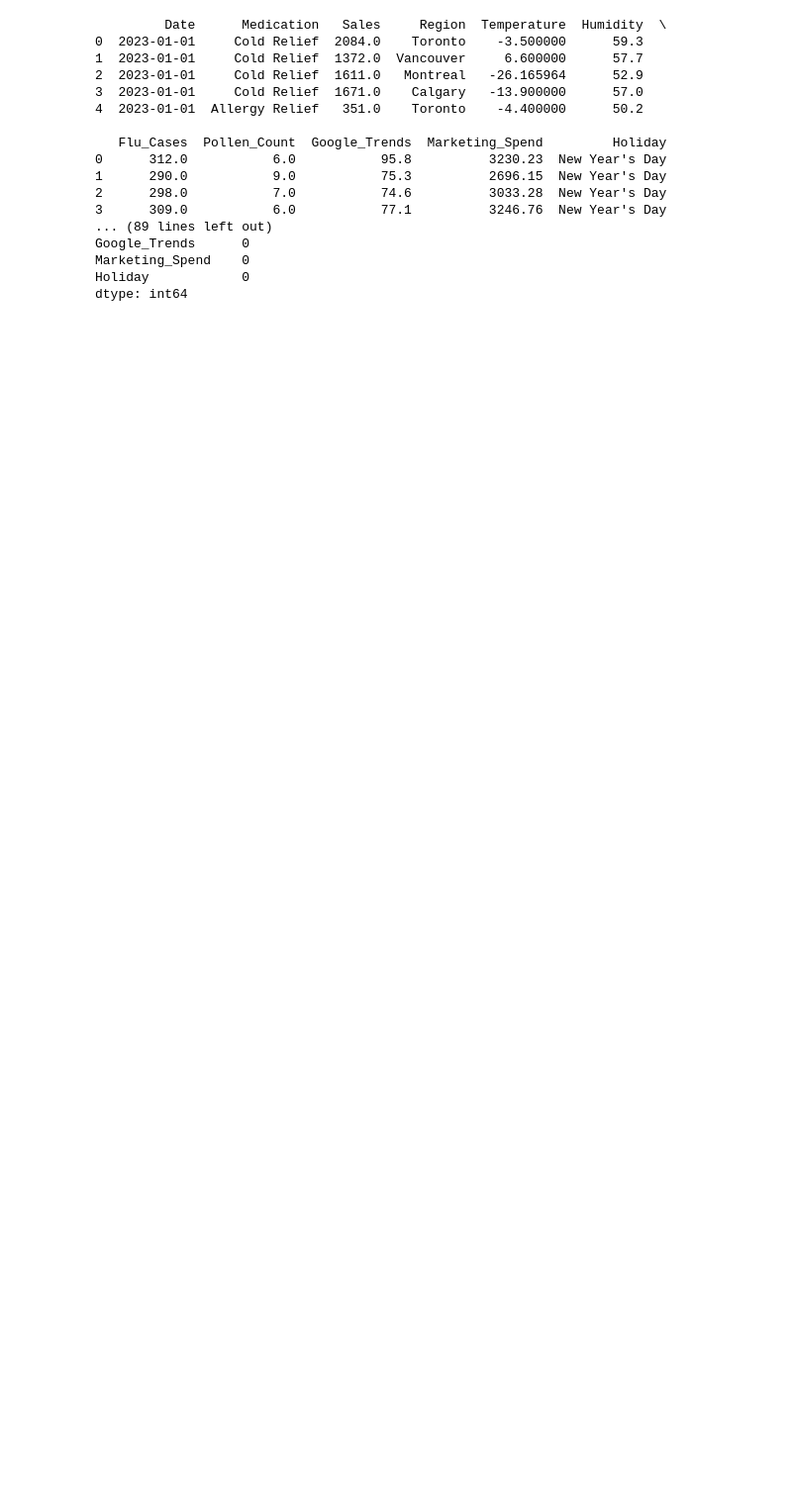
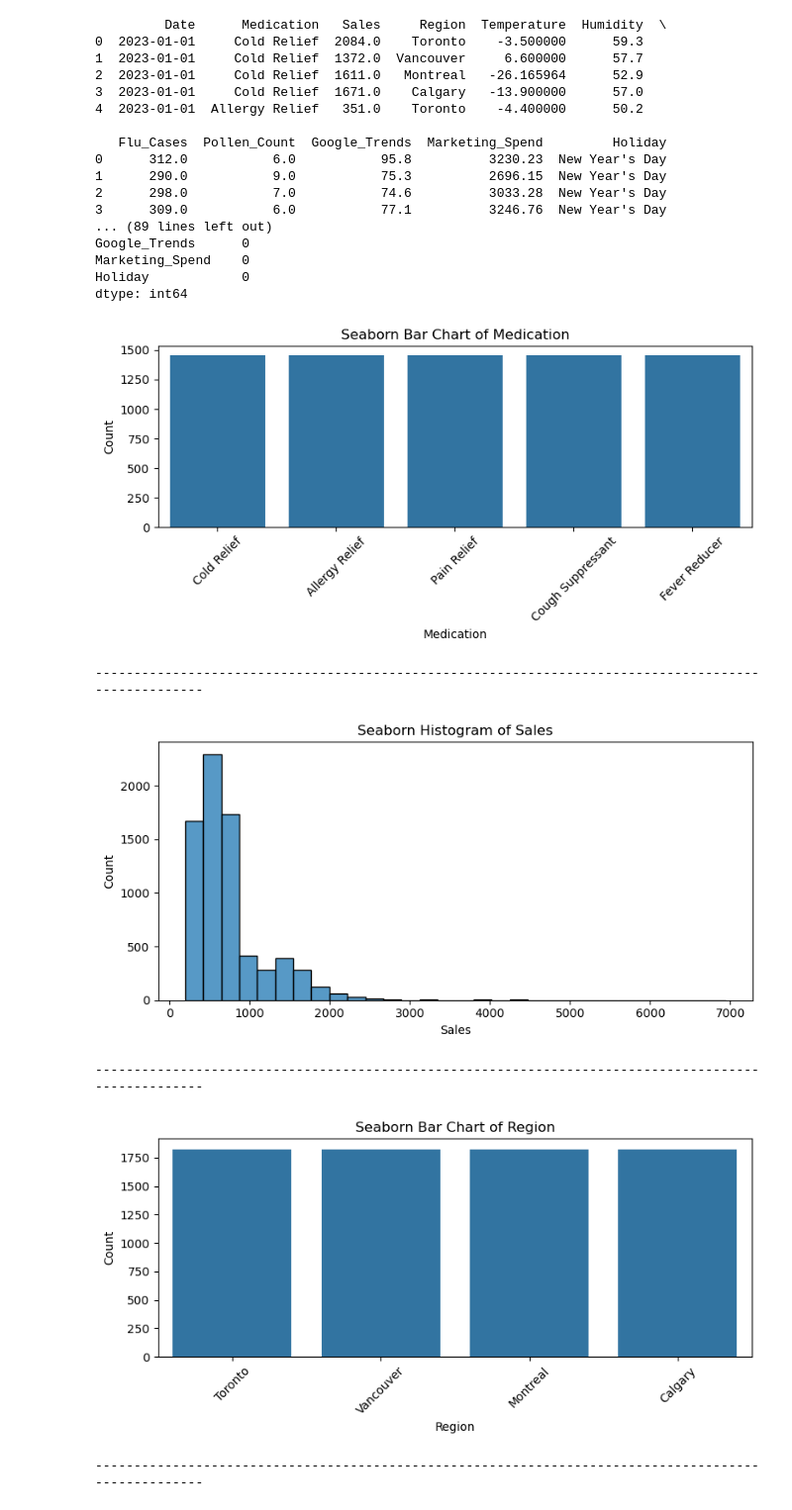
Before and after one commit to tenzingyaltsen/medication_demand_prediction, a Jupyter notebook: script.ipynb, the cells around one changed output. Shown at 99% size. Drawn from its saved outputs; the diff is of its cells as text; code cells hidden in the pictures; blank space fills up the shorter version.

```diff
--- a/script.ipynb
+++ b/script.ipynb
@@ -42,3 +48,59 @@ Google_Trends      0
 Marketing_Spend    0
 Holiday            0
 dtype: int64
+# %%
+# Define a function to create EDA plots for each variable.
+def EDA(df):
+    for col in df.columns:
+        # Skip the date column, not informative.
+        if col == 'Date':
+            continue
+        # Replace null values with 'Missing' if they are categorical.
+        col_data = df[col].fillna('Missing') if df[col].dtype == 'object' or df[col].dtype.name == 'category' else df[col]
+        # Set plot size.
+        plt.figure(figsize = (8, 4))
+
+        # If numeric, create a histogram.
+        if df[col].dtype in ['int32', 'float64']:
+            # Create the seaborn histogram.
+            sns.histplot(col_data, bins = 30)
+            plt.title(f"Seaborn Histogram of {col}")
+            plt.xlabel(col)
+            plt.ylabel("Count")
+            plt.tight_layout()
+            plt.show()
+            # Create the plotly histogram.
+            fig = px.histogram(df, x = col, title = f"Plotly Histogram of {col}")
+            fig.update_layout(title_x = 0.5)  # 0 = left, 0.5 = center, 1 = right
+            fig.show()
+
+        # If not numeric, then create a barplot.
+        else:
+            # Create the seaborn barplot.
+            counts = col_data.value_counts()
+            sns.barplot(x=counts.index, y = counts.values)
+            plt.title(f"Seaborn Bar Chart of {col}")
+            plt.xlabel(col)
+            plt.ylabel("Count")
+            plt.xticks(rotation = 45)
+            plt.tight_layout()
+            plt.show()
+            # Create the plotly barplot.
+            fig = px.bar(
+                x = counts.index,
+                y = counts.values,
+                labels = {'x': col, 'y': 'Count'},
+                title = f"Plotly Bar Chart of {col}"
+            )
+            fig.update_layout(title_x = 0.5)
+            fig.show()
+        print('-' * 100)
+# Call function.
+EDA(df)
+# %% [output]
+[figure, added]
+----------------------------------------------------------------------------------------------------
+[figure, added]
+----------------------------------------------------------------------------------------------------
+[figure, added]
+----------------------------------------------------------------------------------------------------
```
Also changed, not shown: parts of 8 cells of this notebook.
